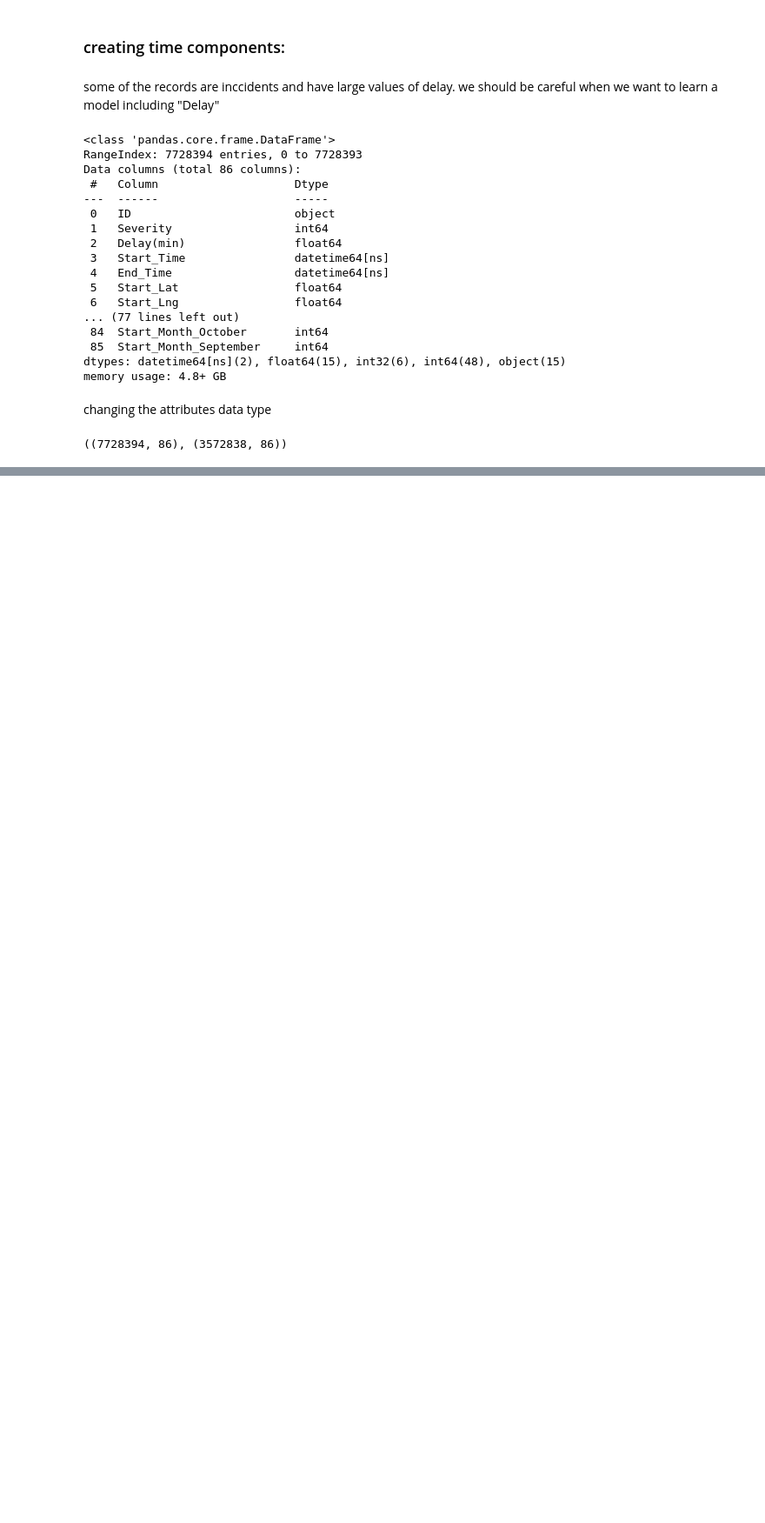
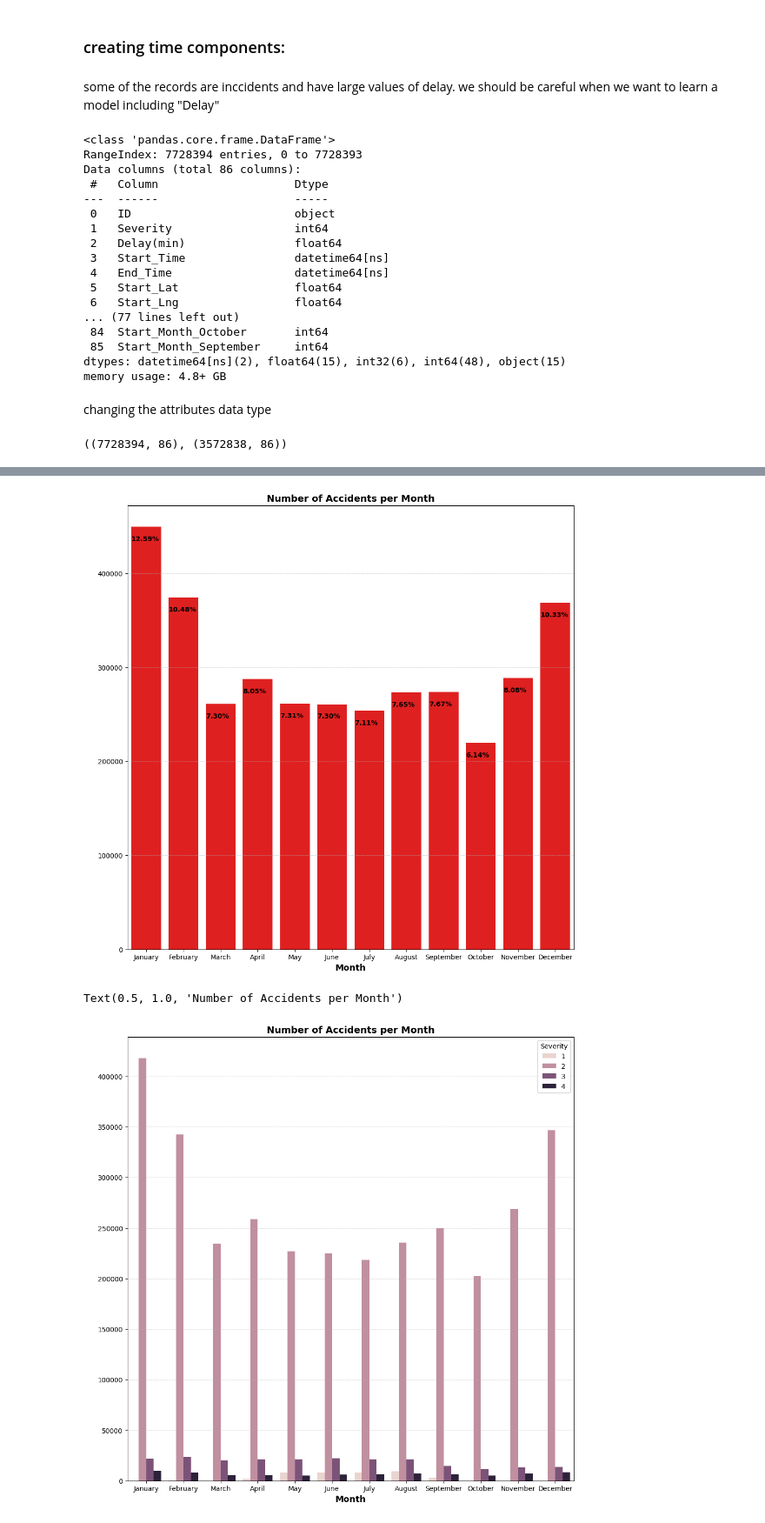
Before and after one commit to reza370/ML_group_project, a Jupyter notebook: accidents.ipynb, the cells around one changed output, grey strips where cells are left out. Shown at 87% size. Saved outputs shown, nothing was run; the diff lists cells and outputs as text; code cells hidden in the pictures; blank space fills up the shorter version.

```diff
--- a/accidents.ipynb
+++ b/accidents.ipynb
@@ -354,0 +372,50 @@ accidents.shape, sub_accidends.shape
+# %%
+plt.figure(figsize=(12, 12))
+plt.grid(True, linestyle='--', linewidth=0.5, alpha=0.7)
+
+order = ['January', 'February', 'March', 'April', 'May', 'June', 'July', 'August', 'September', 'October', 'November', 'December']
+sns.countplot(x=sub_accidends["Start_Month"], order=order, color='red')
+
+# Calculate the total counts
+total_counts = sub_accidends["Start_Month"].value_counts()
+
+plt.xticks(fontsize=10)
+plt.yticks(fontsize=10)
+
+plt.xlabel("Month", fontsize=13, fontweight="bold")
+plt.ylabel(" ")
+plt.title("Number of Accidents per Month", fontsize=14, fontweight="bold")
+
+ax = plt.gca()
+
+for i, bar in enumerate(ax.patches):
+    proportion = (total_counts[order[i]]/total_counts.sum()) * 100
+    ax.text(
+        bar.get_x(),
+        bar.get_height()-15000,
+        f'{proportion:.2f}%',
+        fontsize=10,
+        weight='bold',
+        color='black'
+    )
+plt.show()
+
+plt.figure(figsize=(12, 12))
+plt.grid(True, linestyle='--', linewidth=0.5, alpha=0.7)
+
+order = ['January', 'February', 'March', 'April', 'May', 'June', 'July', 'August', 'September', 'October', 'November', 'December']
+sns.countplot(x=sub_accidends["Start_Month"], order=order, hue=sub_accidends["Severity"])
+
+# Calculate the total counts
+total_counts = sub_accidends["Start_Month"].value_counts()
+
+plt.xticks(fontsize=10)
+plt.yticks(fontsize=10)
+
+plt.xlabel("Month", fontsize=13, fontweight="bold")
+plt.ylabel(" ")
+plt.title("Number of Accidents per Month", fontsize=14, fontweight="bold")
+# %% [output]
+[figure, added]
+Text(0.5, 1.0, 'Number of Accidents per Month')
+[figure, added]
```
Also changed, not shown: parts of 4 cells of this notebook.
